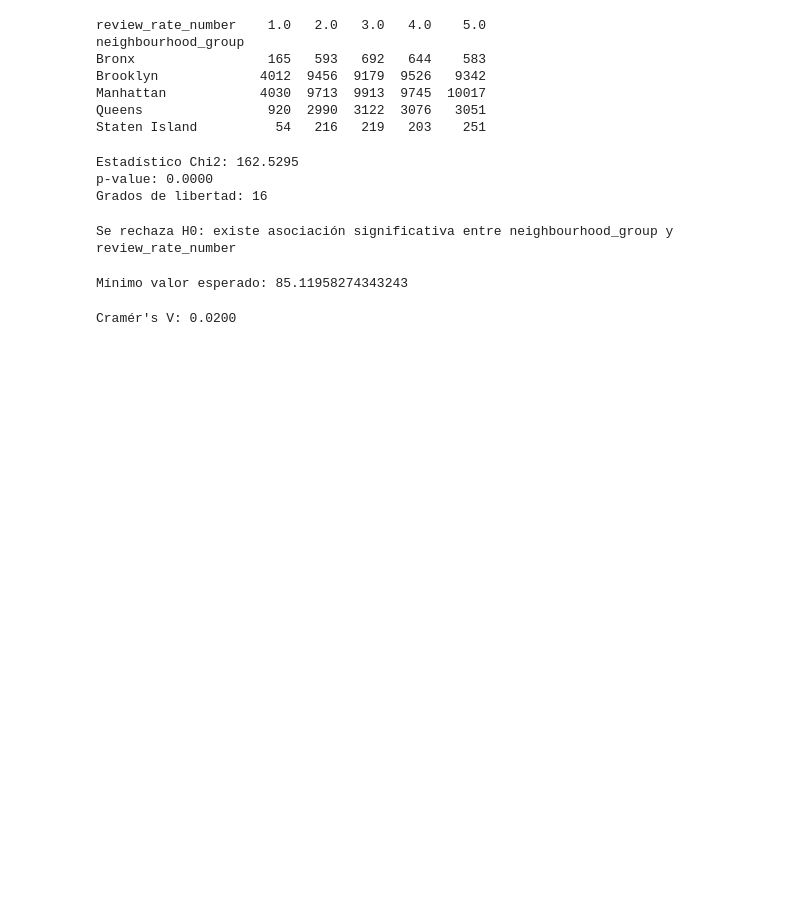
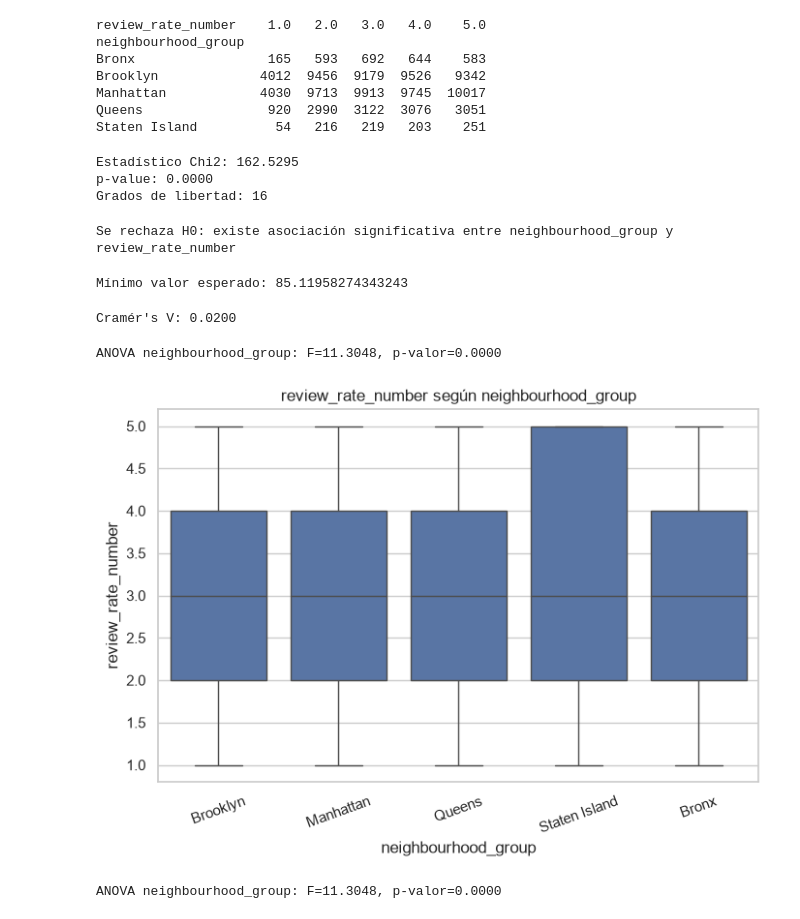
Before and after one commit to MANPROCOOL/Estaca-tom-y-los-holland, a Jupyter notebook: Codigo_Entregable_1_estaca.ipynb, the cells around one changed output. Cells and saved outputs as stored; diff of their text form; code cells hidden in the pictures; blank space fills up the shorter version.

```diff
--- a/Codigo_Entregable_1_estaca.ipynb
+++ b/Codigo_Entregable_1_estaca.ipynb
@@ -484,3 +484,24 @@ cramers_v = np.sqrt(chi2 / (n * k))
 print(f"Cramér's V: {cramers_v:.4f}")
 # %% [output]
 Cramér's V: 0.0200
+# %%
+# ANOVA: review_rate_number según neighbourhood_group (5 grupos)
+grupos_barrio = [g['review_rate_number'].dropna() for _, g in df.groupby('neighbourhood_group')]
+f_stat, p_val = stats.f_oneway(*grupos_barrio)
+print(f"ANOVA neighbourhood_group: F={f_stat:.4f}, p-valor={p_val:.4f}")
+
+# Visualización de apoyo
+plt.figure(figsize=(8,5))
+sns.boxplot(data=df, x='neighbourhood_group', y='review_rate_number')
+plt.title('review_rate_number según neighbourhood_group')
+plt.xticks(rotation=20)
+plt.show()
+# %% [output]
+ANOVA neighbourhood_group: F=11.3048, p-valor=0.0000
+[figure, added]
+# %%
+grupos_barrio = [g['review_rate_number'].dropna() for _, g in df.groupby('neighbourhood_group')]
+f_stat, p_val = stats.f_oneway(*grupos_barrio)
+print(f"ANOVA neighbourhood_group: F={f_stat:.4f}, p-valor={p_val:.4f}")
+# %% [output]
+ANOVA neighbourhood_group: F=11.3048, p-valor=0.0000
```
Also changed, not shown: parts of 2 cells of this notebook, 1 other file.
